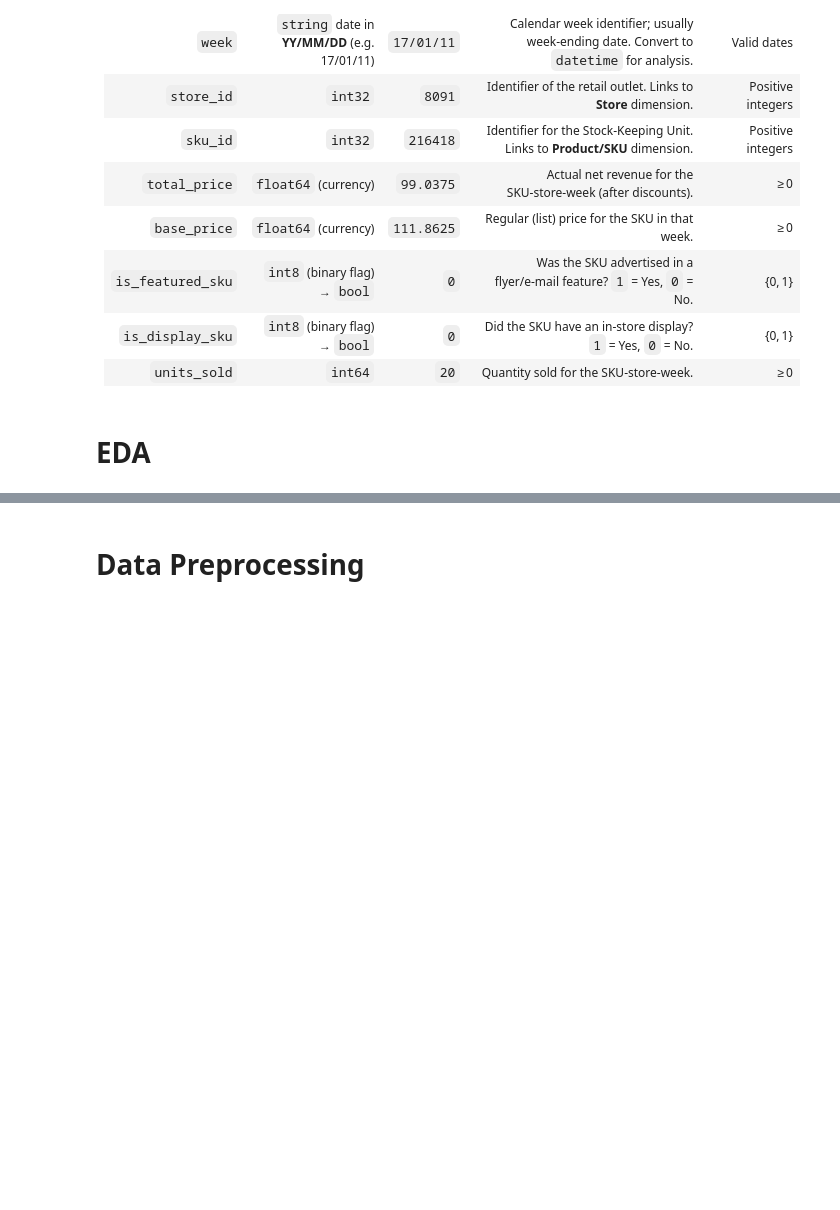
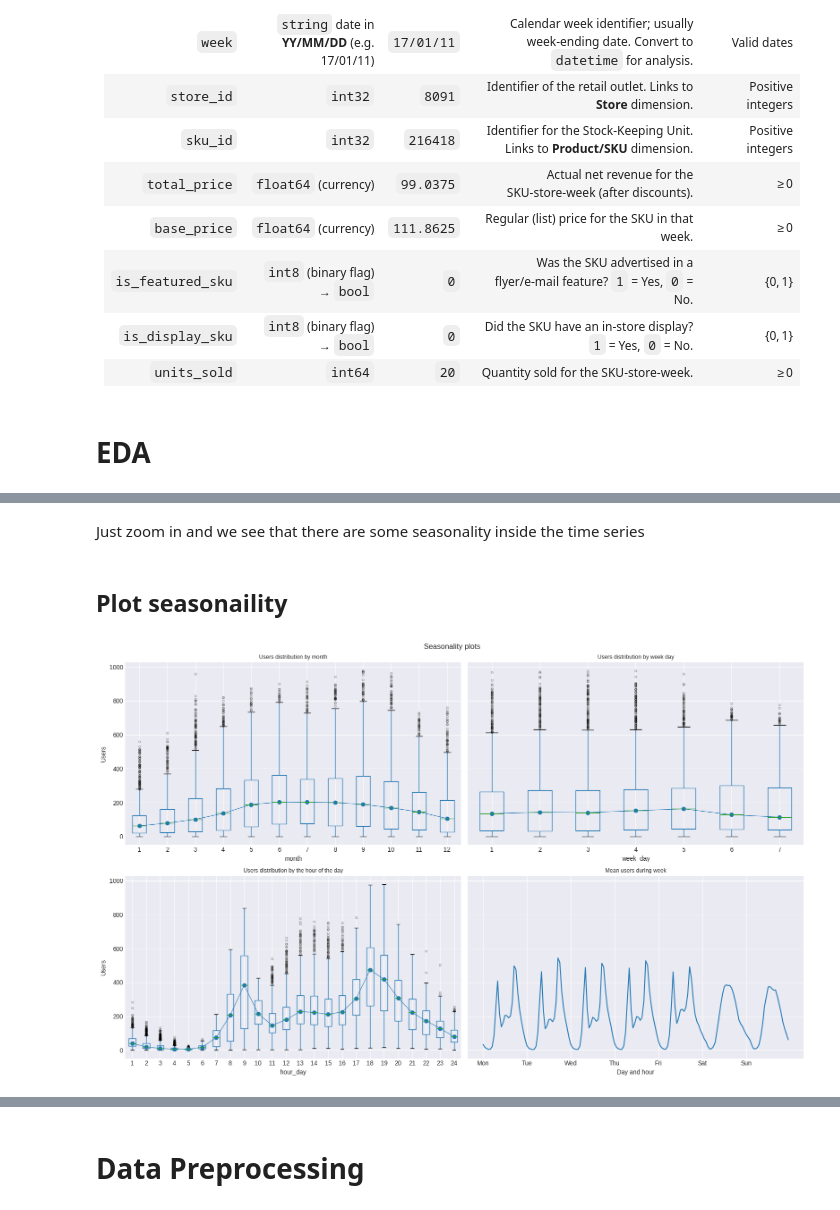
Before and after one commit to ngnquanq/Demand-Forecasting, a Jupyter notebook: notebooks/playground.ipynb, the cells around one changed output, grey strips where cells are left out. Saved outputs shown, nothing was run; the diff lists cells and outputs as text; code cells hidden in the pictures; blank space fills up the shorter version.

```diff
--- a/notebooks/playground.ipynb
+++ b/notebooks/playground.ipynb
@@ -75,0 +109,2 @@ Duplicates: 0
+# %%
+data = fetch_dataset('bike_sharing', raw=True)
@@ -75,0 +120,12 @@ Duplicates: 0
+# %%
+# Preprocessing data (setting index and frequency)
+# ==============================================================================
+data = data[['date_time', 'users', 'holiday', 'weather', 'temp', 'atemp', 'hum', 'windspeed']]
+data['date_time'] = pd.to_datetime(data['date_time'], format='%Y-%m-%d %H:%M:%S')
+data = data.set_index('date_time')
+if pd.__version__ < '2.2':
+    data = data.asfreq('H')
+else:
+    data = data.asfreq('h')
+data = data.sort_index()
+data.head()
@@ -75,0 +179,47 @@ Duplicates: 0
+# %% [markdown]
+Just zoom in and we see that there are some seasonality inside the time series
+# %% [markdown]
+## Plot seasonaility
+# %%
+# Annual, weekly and daily seasonality
+# ==============================================================================
+fig, axs = plt.subplots(2, 2, figsize=(16, 10), sharex=False, sharey=True)
+axs = axs.ravel()
+
+# Users distribution by month
+data['month'] = data.index.month
+data.boxplot(column='users', by='month', ax=axs[0], flierprops={'markersize': 3, 'alpha': 0.3})
+data.groupby('month')['users'].median().plot(style='o-', linewidth=0.8, ax=axs[0])
+axs[0].set_ylabel('Users')
+axs[0].set_title('Users distribution by month', fontsize=9)
+
+# Users distribution by week day
+data['week_day'] = data.index.day_of_week + 1
+data.boxplot(column='users', by='week_day', ax=axs[1], flierprops={'markersize': 3, 'alpha': 0.3})
+data.groupby('week_day')['users'].median().plot(style='o-', linewidth=0.8, ax=axs[1])
+axs[1].set_ylabel('Users')
+axs[1].set_title('Users distribution by week day', fontsize=9)
+
+# Users distribution by the hour of the day
+data['hour_day'] = data.index.hour + 1
+data.boxplot(column='users', by='hour_day', ax=axs[2], flierprops={'markersize': 3, 'alpha': 0.3})
+data.groupby('hour_day')['users'].median().plot(style='o-', linewidth=0.8, ax=axs[2])
+axs[2].set_ylabel('Users')
+axs[2].set_title('Users distribution by the hour of the day', fontsize=9)
+
+# Users distribution by week day and hour of the day
+mean_day_hour = data.groupby(["week_day", "hour_day"])["users"].mean()
+mean_day_hour.plot(ax=axs[3])
+axs[3].set(
+    title       = "Mean users during week",
+    xticks      = [i * 24 for i in range(7)],
+    xticklabels = ["Mon", "Tue", "Wed", "Thu", "Fri", "Sat", "Sun"],
+    xlabel      = "Day and hour",
+    ylabel      = "Number of users"
+)
+axs[3].title.set_size(9)
+
+fig.suptitle("Seasonality plots", fontsize=12)
+fig.tight_layout()
+# %% [output]
+[figure, added]
```
Also changed, not shown: parts of 59 cells of this notebook, 14 other files.
